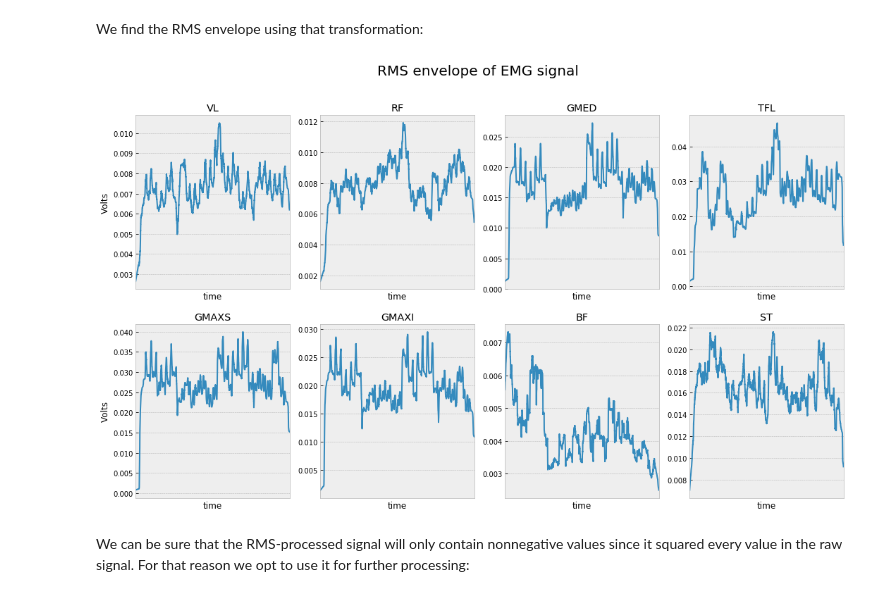
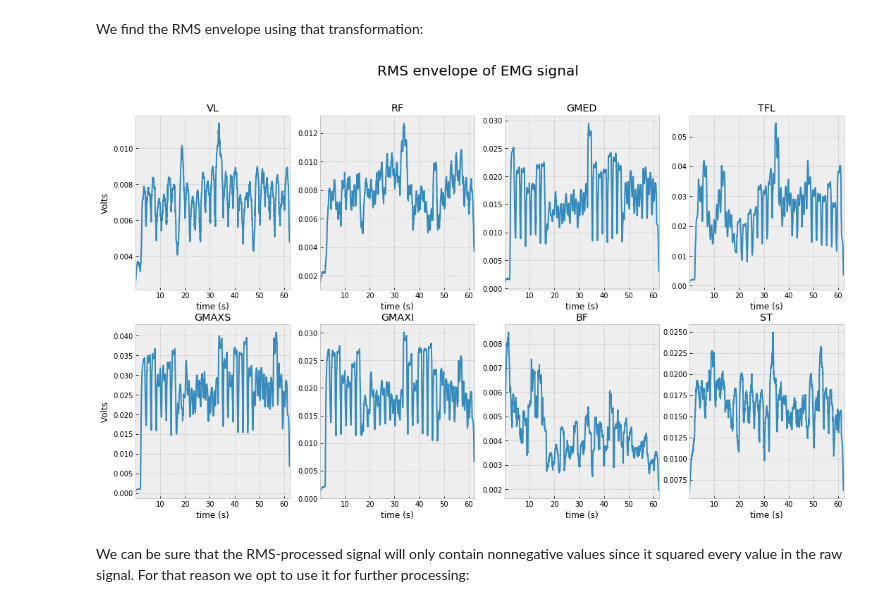
Before and after one commit to elvis-sik/muscle_synergies, a Jupyter notebook: examples/2. Extracting muscle synergies.ipynb, the cells around one changed output. Saved outputs shown, nothing was run; the diff lists cells and outputs as text; code cells hidden in the pictures.

```diff
--- a/examples/2. Extracting muscle synergies.ipynb
+++ b/examples/2. Extracting muscle synergies.ipynb
@@ -44,6 +44,8 @@ PosixPath('/home/elvis/Organização/Projetos/Biomecânica/emg-code/muscle_syner
 vicon_data = load_vicon_file(dataset)
 emg_dev = vicon_data.emg
 emg_df = emg_dev.df
+time_seq = emg_dev.time_seq()
+emg_df.index = time_seq
 del vicon_data
 emg_df.shape
 # %% [output]
@@ -55,7 +57,7 @@ emg_df.shape
 
 We first write a function we will use throughout the notebook to plot the time-domain signal as we transform it:
 # %%
-def plot_emg_signal(emg_df, title, xlabel='time', ylabel='Volts', xticks_off=True):
+def plot_emg_signal(emg_df, title, xlabel='time (s)', ylabel='Volts', xticks_off=False):
     """Plot EMG DataFrame with 8 columns."""
     fig, axs = plt.subplots(2, 4, figsize=(18, 10))
     for (ax, col) in zip(axs.flat, emg_df.columns):
@@ -138,6 +140,8 @@ We bandpass-filter the signal:
 # %%
 filtered_arr = butterworth_filter(emg_df.to_numpy(), (20, 200), emg_dev.sampling_frequency,
                                   order=6, filter_type='bandpass', zero_lag=False)
-bandpass_filtered_df = pandas.DataFrame(filtered_arr, columns=emg_df.columns)
+bandpass_filtered_df = pandas.DataFrame(filtered_arr,
+                                        columns=emg_df.columns,
+                                        index=emg_df.index)
 plot_emg_signal(bandpass_filtered_df, "Bandpass-filtered EMG signal")
 # %% [output]
@@ -205,12 +210,12 @@ def rms_envelope(emg_signal, window_size: int):
 # %% [markdown]
 We find the RMS envelope using that transformation:
 # %%
-window_size = 5000
+window_size = 3000
 filtered_arr = rms_envelope(bandpass_filtered_df, window_size)
-rms_envelope_df = pandas.DataFrame(filtered_arr, columns=emg_df.columns)
+rms_envelope_df = pandas.DataFrame(filtered_arr, columns=emg_df.columns, index=emg_df.index)
 plot_emg_signal(rms_envelope_df, 'RMS envelope of EMG signal')
 # %% [output]
-[figure, old version]
+[figure, new version]
 # %% [markdown]
 We can be sure that the RMS-processed signal will only contain nonnegative values since it squared every value in the raw signal.
 For that reason we opt to use it for further processing:
```
Also changed, not shown: parts of 18 cells of this notebook.
